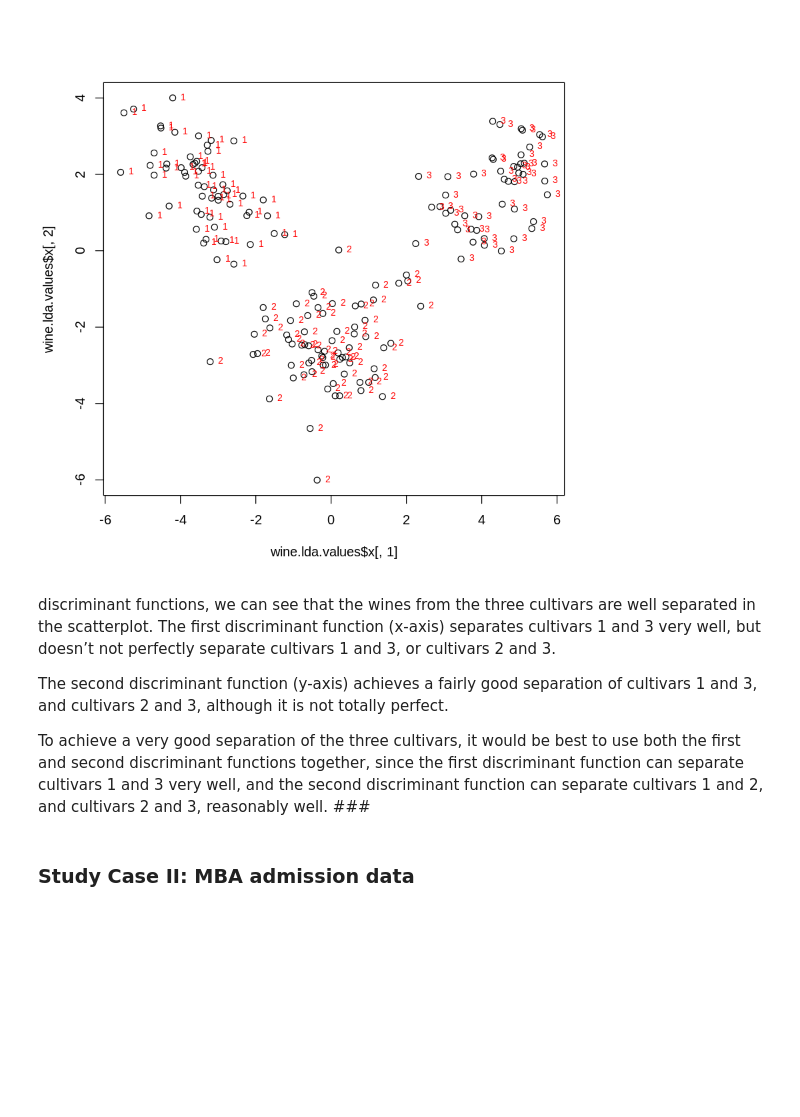
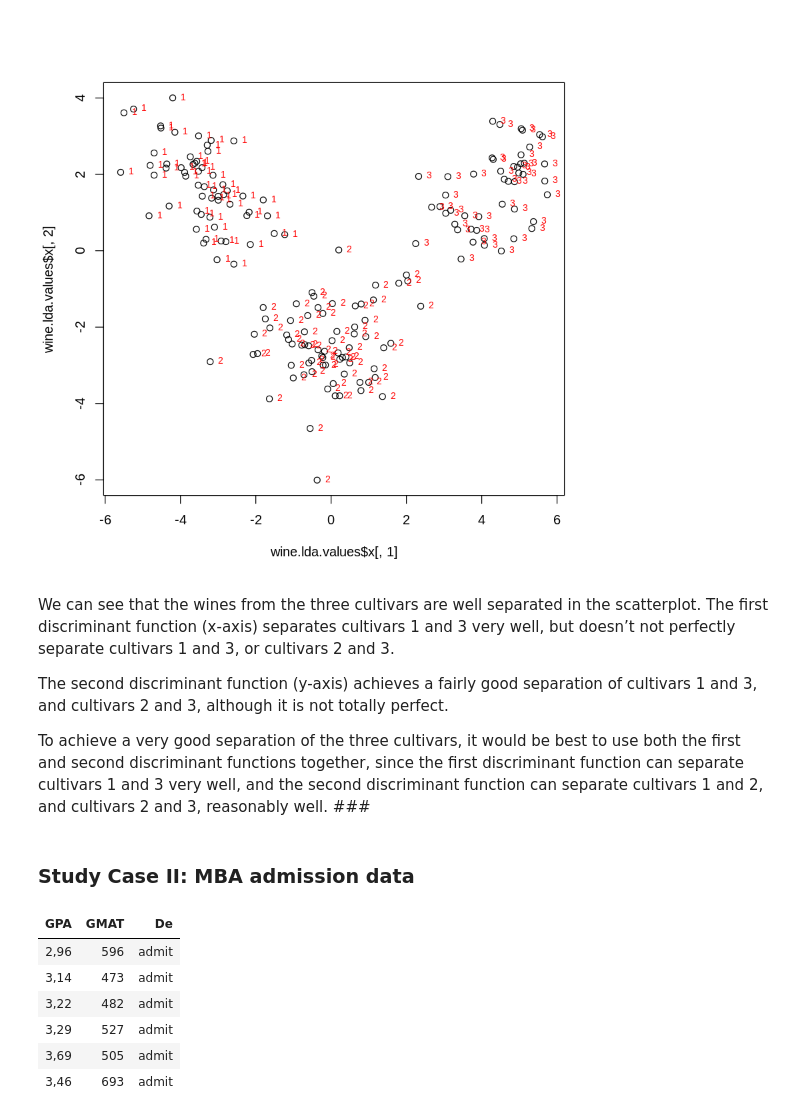
Before and after one commit to kristenzeng94/R-Projects, a Jupyter notebook: machine-learning-algorithms-in-R/Discriminant-Analysis-in-R.ipynb, the cells around one changed output. Saved outputs shown, nothing was run; the diff lists cells and outputs as text; code cells hidden in the pictures; blank space fills up the shorter version.

```diff
--- a/machine-learning-algorithms-in-R/Discriminant-Analysis-in-R.ipynb
+++ b/machine-learning-algorithms-in-R/Discriminant-Analysis-in-R.ipynb
@@ -96,10 +96,23 @@ text(wine.lda.values$x[,1],wine.lda.values$x[,2],Type,cex=0.7,pos=4,col="red") #
 # %% [output]
 [figure]
 # %% [markdown]
-discriminant functions, we can see that the wines from the three cultivars are well separated in the scatterplot. The first discriminant function (x-axis) separates cultivars 1 and 3 very well, but doesn’t not perfectly separate cultivars 1 and 3, or cultivars 2 and 3.
+We can see that the wines from the three cultivars are well separated in the scatterplot. The first discriminant function (x-axis) separates cultivars 1 and 3 very well, but doesn’t not perfectly separate cultivars 1 and 3, or cultivars 2 and 3.
 
 The second discriminant function (y-axis) achieves a fairly good separation of cultivars 1 and 3, and cultivars 2 and 3, although it is not totally perfect.
 
 To achieve a very good separation of the three cultivars, it would be best to use both the first and second discriminant functions together, since the first discriminant function can separate cultivars 1 and 3 very well, and the second discriminant function can separate cultivars 1 and 2, and cultivars 2 and 3, reasonably well. ###
 # %% [markdown]
 ### Study Case II: MBA admission data
+# %%
+url <- 'http://www.biz.uiowa.edu/faculty/jledolter/DataMining/admission.csv'
+admit <- read.csv(url)
+
+head(admit)
+# %% [output]
+| GPA | GMAT | De |
+| 2,96 | 596 | admit |
+| 3,14 | 473 | admit |
+| 3,22 | 482 | admit |
+| 3,29 | 527 | admit |
+| 3,69 | 505 | admit |
+| 3,46 | 693 | admit |
```
Also changed, not shown: parts of 11 cells of this notebook.
